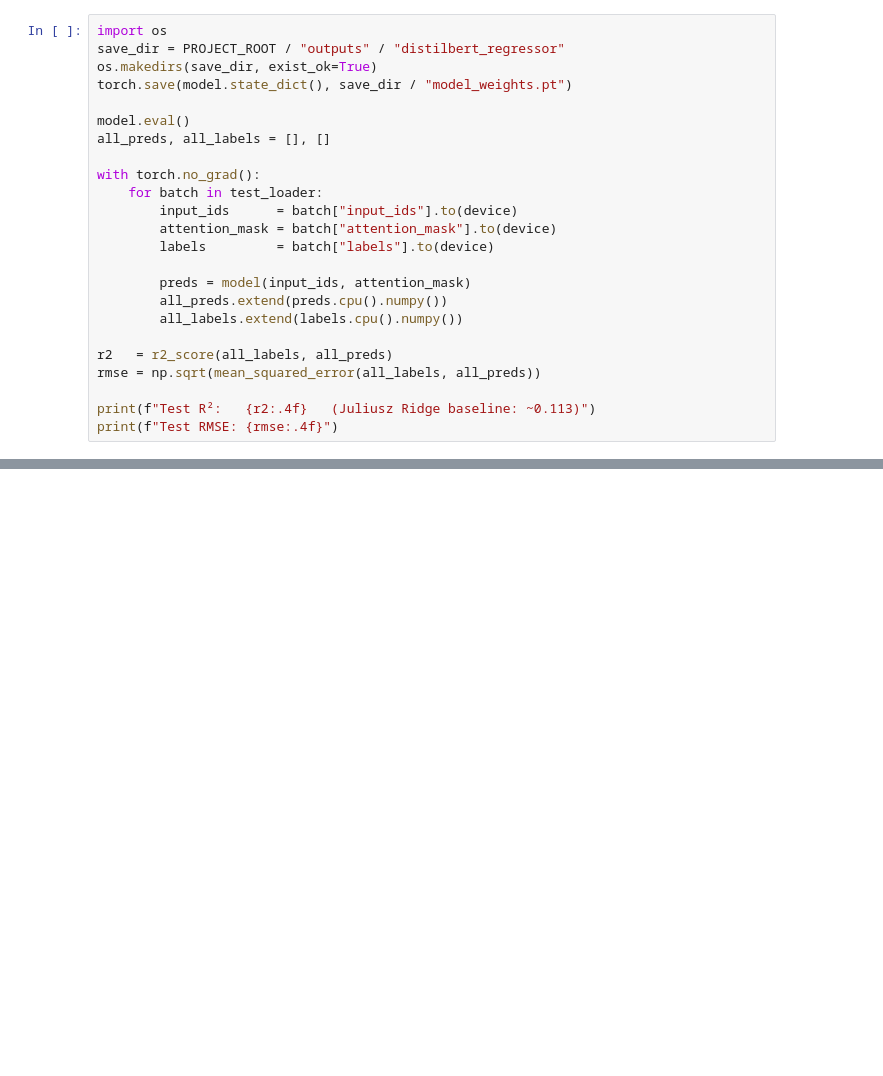
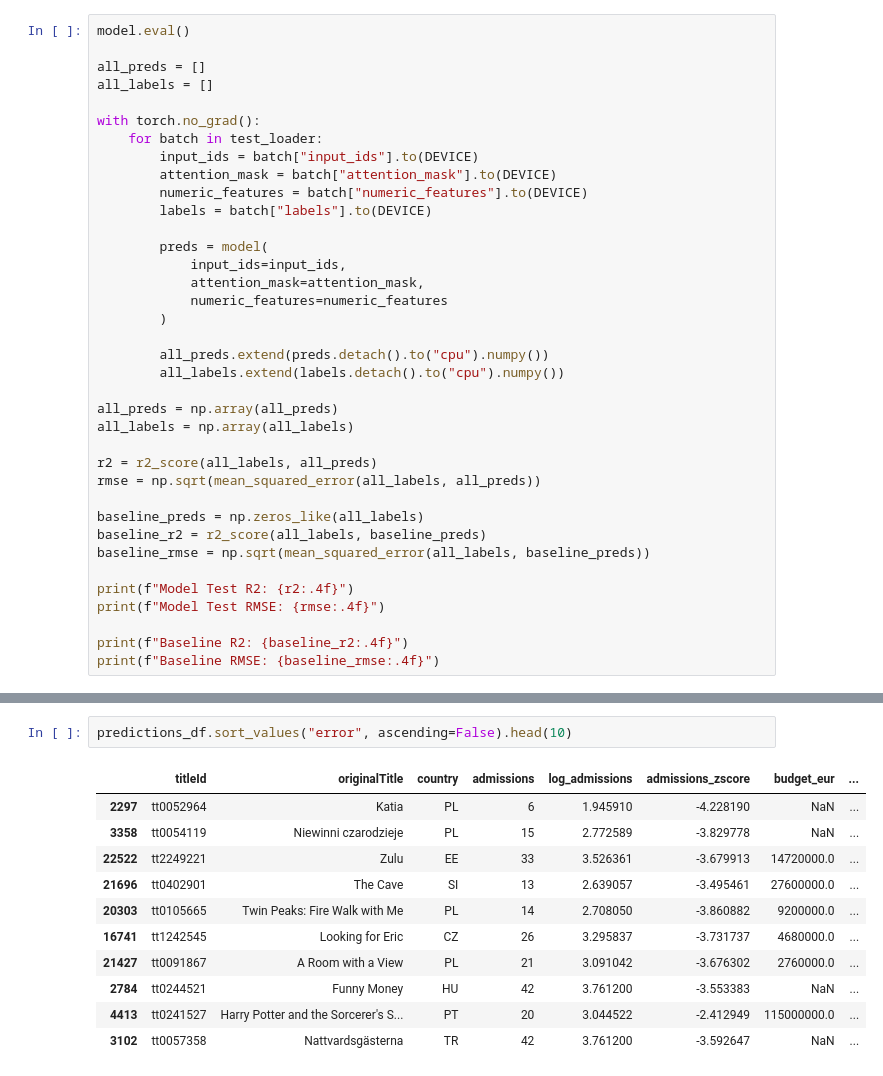
Before and after one commit to GeorgiosLoulakis/Analytics2Action, a Jupyter notebook: notebooks/huggingface-regression/huggingface_admission_predictor.ipynb, the cells around one changed output, grey strips where cells are left out. Cells and saved outputs as stored; diff of their text form; blank space fills up the shorter version.

Commit message:
Add DistilBERT admissions regression experiment with XPU support
Includes preset-based runs, text + numeric features, and unique output folders for saved models, metrics, and predictions.

```diff
--- a/notebooks/huggingface-regression/huggingface_admission_predictor.ipynb
+++ b/notebooks/huggingface-regression/huggingface_admission_predictor.ipynb
@@ -178,24 +650,37 @@ for epoch in range(EPOCHS):
 # %%
-import os
-save_dir = PROJECT_ROOT / "outputs" / "distilbert_regressor"
-os.makedirs(save_dir, exist_ok=True)
-torch.save(model.state_dict(), save_dir / "model_weights.pt")
+model.eval()
 
-model.eval()
-all_preds, all_labels = [], []
+all_preds = []
+all_labels = []
 
 with torch.no_grad():
     for batch in test_loader:
-        input_ids      = batch["input_ids"].to(device)
-        attention_mask = batch["attention_mask"].to(device)
-        labels         = batch["labels"].to(device)
+        input_ids = batch["input_ids"].to(DEVICE)
+        attention_mask = batch["attention_mask"].to(DEVICE)
+        numeric_features = batch["numeric_features"].to(DEVICE)
+        labels = batch["labels"].to(DEVICE)
 
-        preds = model(input_ids, attention_mask)
-        all_preds.extend(preds.cpu().numpy())
-        all_labels.extend(labels.cpu().numpy())
+        preds = model(
+            input_ids=input_ids,
+            attention_mask=attention_mask,
+            numeric_features=numeric_features
+        )
 
-r2   = r2_score(all_labels, all_preds)
+        all_preds.extend(preds.detach().to("cpu").numpy())
+        all_labels.extend(labels.detach().to("cpu").numpy())
+
+all_preds = np.array(all_preds)
+all_labels = np.array(all_labels)
+
+r2 = r2_score(all_labels, all_preds)
 rmse = np.sqrt(mean_squared_error(all_labels, all_preds))
 
-print(f"Test R²:   {r2:.4f}   (Juliusz Ridge baseline: ~0.113)")
-print(f"Test RMSE: {rmse:.4f}")
+baseline_preds = np.zeros_like(all_labels)
+baseline_r2 = r2_score(all_labels, baseline_preds)
+baseline_rmse = np.sqrt(mean_squared_error(all_labels, baseline_preds))
+
+print(f"Model Test R2: {r2:.4f}")
+print(f"Model Test RMSE: {rmse:.4f}")
+
+print(f"Baseline R2: {baseline_r2:.4f}")
+print(f"Baseline RMSE: {baseline_rmse:.4f}")
@@ -201,0 +771,14 @@ print(f"Test RMSE: {rmse:.4f}")
+# %%
+predictions_df.sort_values("error", ascending=False).head(10)
+# %% [output]
+|  | titleId | originalTitle | country | admissions | log_admissions | admissions_zscore | budget_eur | ... |
+| 2297 | tt0052964 | Katia | PL | 6 | 1.945910 | -4.228190 | NaN | ... |
+| 3358 | tt0054119 | Niewinni czarodzieje | PL | 15 | 2.772589 | -3.829778 | NaN | ... |
+| 22522 | tt2249221 | Zulu | EE | 33 | 3.526361 | -3.679913 | 14720000.0 | ... |
+| 21696 | tt0402901 | The Cave | SI | 13 | 2.639057 | -3.495461 | 27600000.0 | ... |
+| 20303 | tt0105665 | Twin Peaks: Fire Walk with Me | PL | 14 | 2.708050 | -3.860882 | 9200000.0 | ... |
+| 16741 | tt1242545 | Looking for Eric | CZ | 26 | 3.295837 | -3.731737 | 4680000.0 | ... |
+| 21427 | tt0091867 | A Room with a View | PL | 21 | 3.091042 | -3.676302 | 2760000.0 | ... |
+| 2784 | tt0244521 | Funny Money | HU | 42 | 3.761200 | -3.553383 | NaN | ... |
+| 4413 | tt0241527 | Harry Potter and the Sorcerer's S... | PT | 20 | 3.044522 | -2.412949 | 115000000.0 | ... |
+| 3102 | tt0057358 | Nattvardsgästerna | TR | 42 | 3.761200 | -3.592647 | NaN | ... |
```
Also changed, not shown: parts of 22 cells of this notebook.
